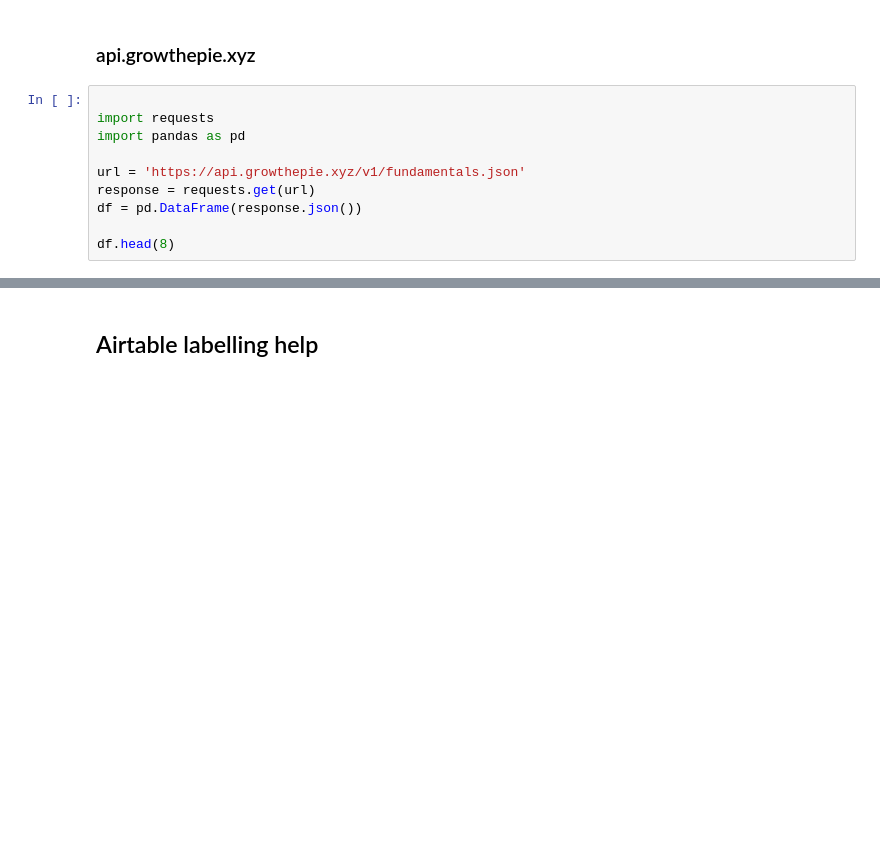
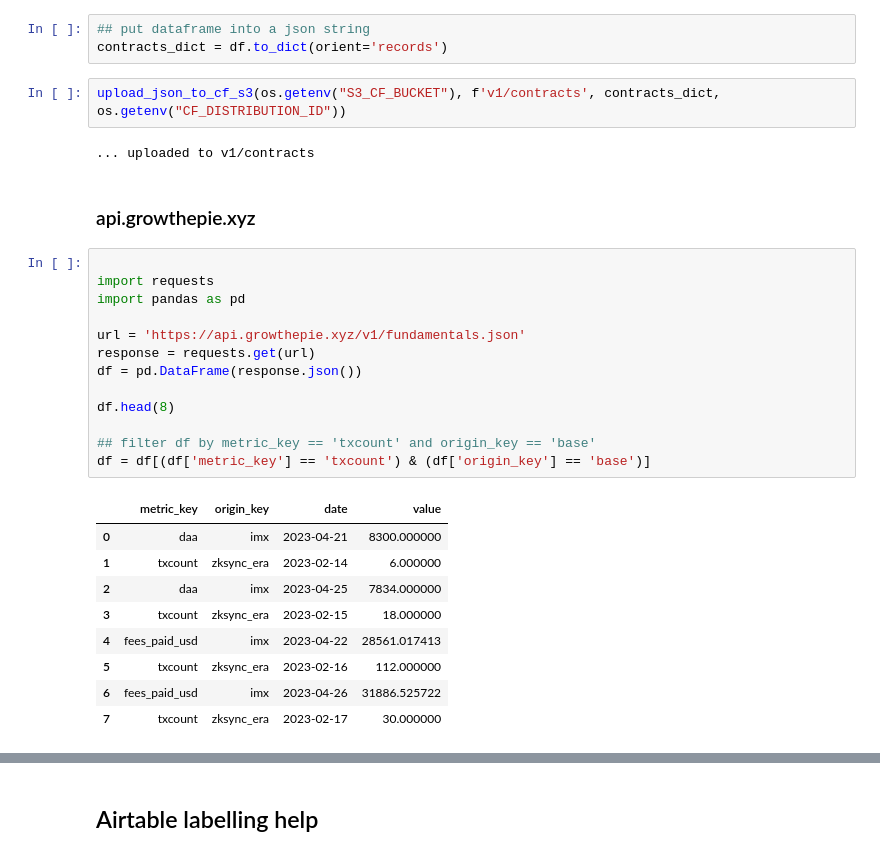
Before and after one commit to growthepie/gtp, a Jupyter notebook: backend/nb_data_load.ipynb, the cells around one changed output, grey strips where cells are left out. Saved outputs shown, nothing was run; the diff lists cells and outputs as text; blank space fills up the shorter version.

```diff
--- a/backend/nb_data_load.ipynb
+++ b/backend/nb_data_load.ipynb
@@ -1,12 +16,32 @@
+# %%
+## put dataframe into a json string
+contracts_dict = df.to_dict(orient='records')
+# %%
+upload_json_to_cf_s3(os.getenv("S3_CF_BUCKET"), f'v1/contracts', contracts_dict, os.getenv("CF_DISTRIBUTION_ID"))
+# %% [output]
+... uploaded to v1/contracts
 # %% [markdown]
 ### api.growthepie.xyz
 # %%
 
 import requests
 import pandas as pd
 
 url = 'https://api.growthepie.xyz/v1/fundamentals.json'
 response = requests.get(url)
 df = pd.DataFrame(response.json())
 
 df.head(8)
+
+## filter df by metric_key == 'txcount' and origin_key == 'base'
+df = df[(df['metric_key'] == 'txcount') & (df['origin_key'] == 'base')]
+# %% [output]
+|  | metric_key | origin_key | date | value |
+| 0 | daa | imx | 2023-04-21 | 8300.000000 |
+| 1 | txcount | zksync_era | 2023-02-14 | 6.000000 |
+| 2 | daa | imx | 2023-04-25 | 7834.000000 |
+| 3 | txcount | zksync_era | 2023-02-15 | 18.000000 |
+| 4 | fees_paid_usd | imx | 2023-04-22 | 28561.017413 |
+| 5 | txcount | zksync_era | 2023-02-16 | 112.000000 |
+| 6 | fees_paid_usd | imx | 2023-04-26 | 31886.525722 |
+| 7 | txcount | zksync_era | 2023-02-17 | 30.000000 |
```
Also changed, not shown: parts of 9 cells of this notebook, 5 other files.
